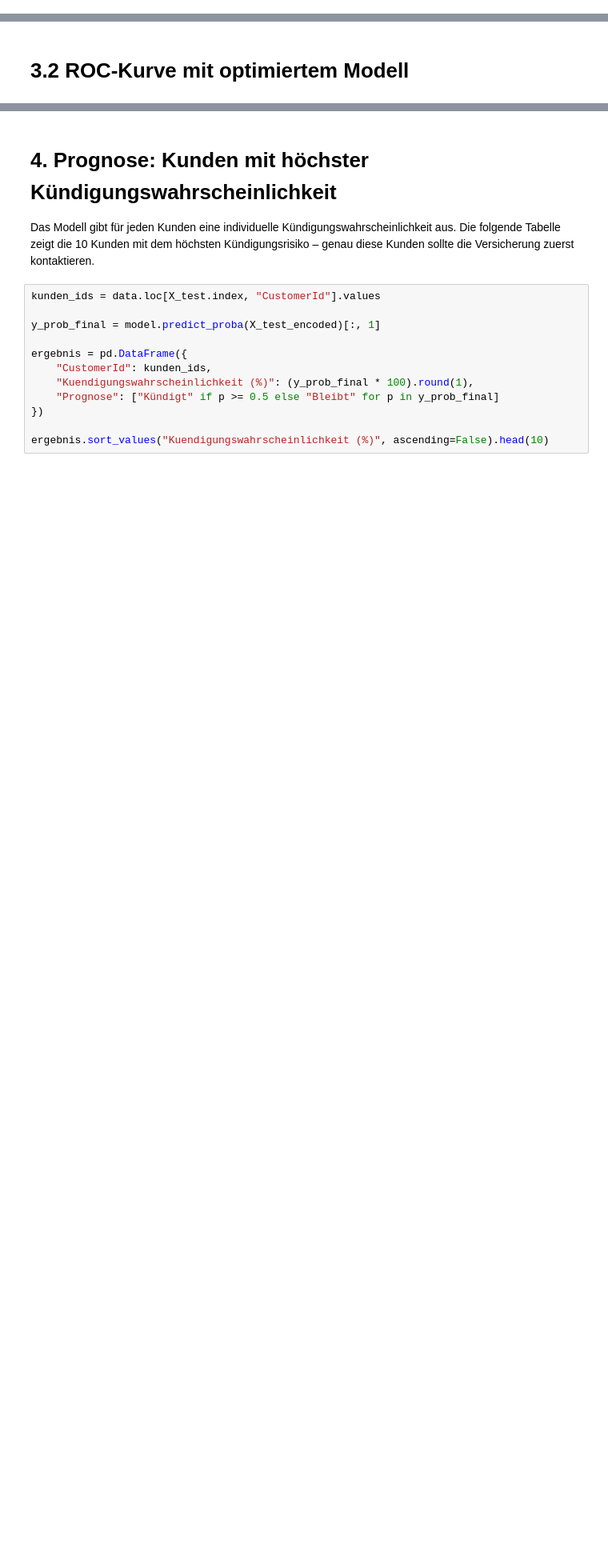
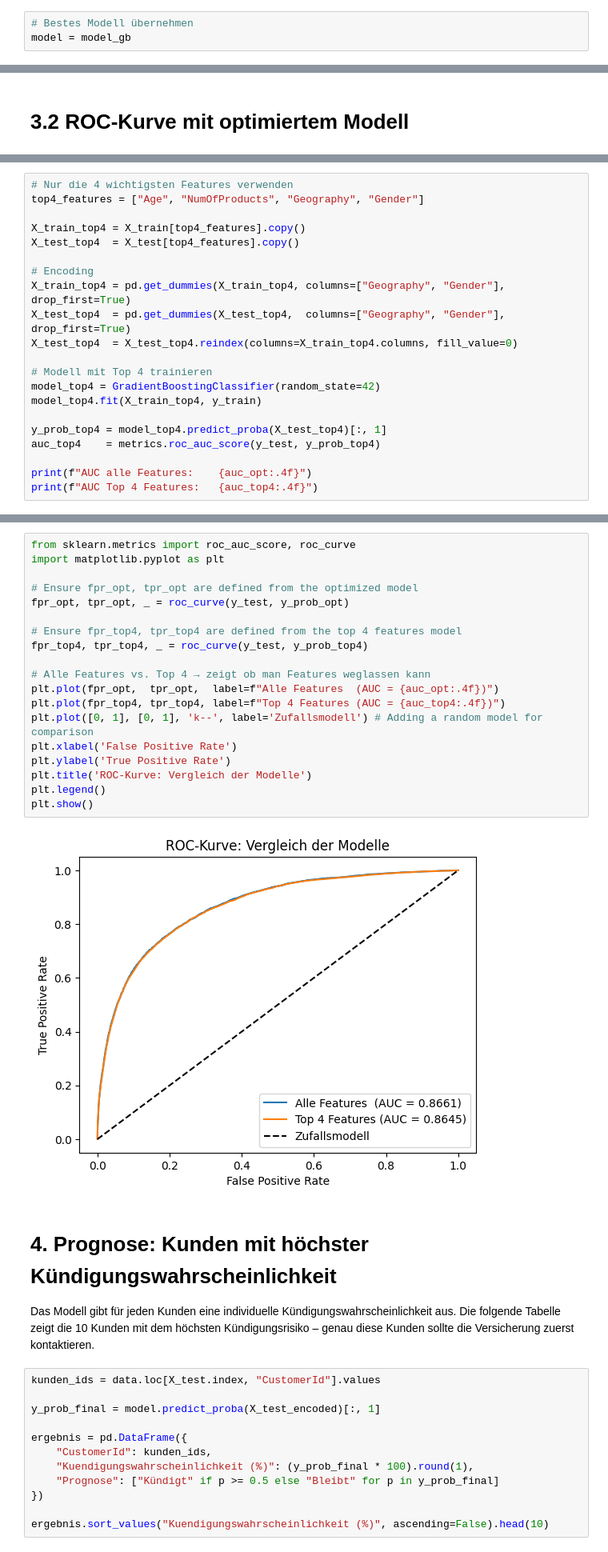
Before and after one commit to Oskar1324/churn-prediction-project, a Jupyter notebook: churn_project_1.ipynb, the cells around one changed output, grey strips where cells are left out. Shown at 80% size. Drawn from its saved outputs; the diff is of its cells as text; blank space fills up the shorter version.

```diff
--- a/churn_project_1.ipynb
+++ b/churn_project_1.ipynb
@@ -167,3 +241,6 @@ model = GradientBoostingClassifier(random_state=42)
+# %%
+# Bestes Modell übernehmen
+model = model_gb
 # %% [markdown]
 # 2.4 Modell trainieren
 
@@ -304,0 +447,21 @@ Parameterkombinationen und wählt die beste anhand der AUC aus.
+# %%
+# Nur die 4 wichtigsten Features verwenden
+top4_features = ["Age", "NumOfProducts", "Geography", "Gender"]
+
+X_train_top4 = X_train[top4_features].copy()
+X_test_top4  = X_test[top4_features].copy()
+
+# Encoding
+X_train_top4 = pd.get_dummies(X_train_top4, columns=["Geography", "Gender"], drop_first=True)
+X_test_top4  = pd.get_dummies(X_test_top4,  columns=["Geography", "Gender"], drop_first=True)
+X_test_top4  = X_test_top4.reindex(columns=X_train_top4.columns, fill_value=0)
+
+# Modell mit Top 4 trainieren
+model_top4 = GradientBoostingClassifier(random_state=42)
+model_top4.fit(X_train_top4, y_train)
+
+y_prob_top4 = model_top4.predict_proba(X_test_top4)[:, 1]
+auc_top4    = metrics.roc_auc_score(y_test, y_prob_top4)
+
+print(f"AUC alle Features:    {auc_opt:.4f}")
+print(f"AUC Top 4 Features:   {auc_top4:.4f}")
@@ -305,3 +471,24 @@ Parameterkombinationen und wählt die beste anhand der AUC aus.
+# %%
+from sklearn.metrics import roc_auc_score, roc_curve
+import matplotlib.pyplot as plt
+
+# Ensure fpr_opt, tpr_opt are defined from the optimized model
+fpr_opt, tpr_opt, _ = roc_curve(y_test, y_prob_opt)
+
+# Ensure fpr_top4, tpr_top4 are defined from the top 4 features model
+fpr_top4, tpr_top4, _ = roc_curve(y_test, y_prob_top4)
+
+# Alle Features vs. Top 4 → zeigt ob man Features weglassen kann
+plt.plot(fpr_opt,  tpr_opt,  label=f"Alle Features  (AUC = {auc_opt:.4f})")
+plt.plot(fpr_top4, tpr_top4, label=f"Top 4 Features (AUC = {auc_top4:.4f})")
+plt.plot([0, 1], [0, 1], 'k--', label='Zufallsmodell') # Adding a random model for comparison
+plt.xlabel('False Positive Rate')
+plt.ylabel('True Positive Rate')
+plt.title('ROC-Kurve: Vergleich der Modelle')
+plt.legend()
+plt.show()
+# %% [output]
+[figure, added]
 # %% [markdown]
 # 4. Prognose: Kunden mit höchster Kündigungswahrscheinlichkeit
 
```
Also changed, not shown: parts of 17 cells of this notebook.
